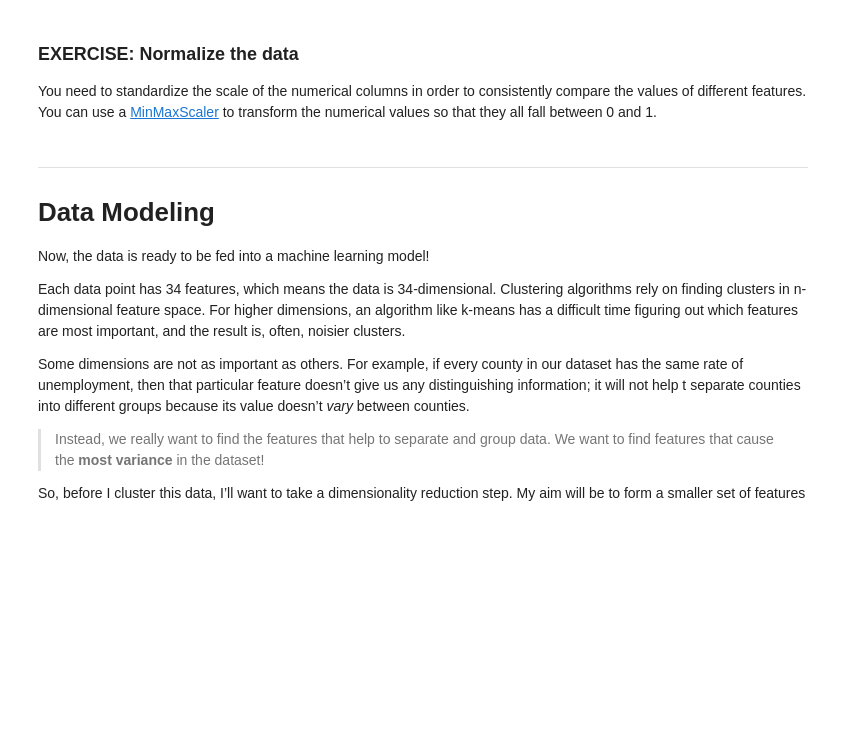
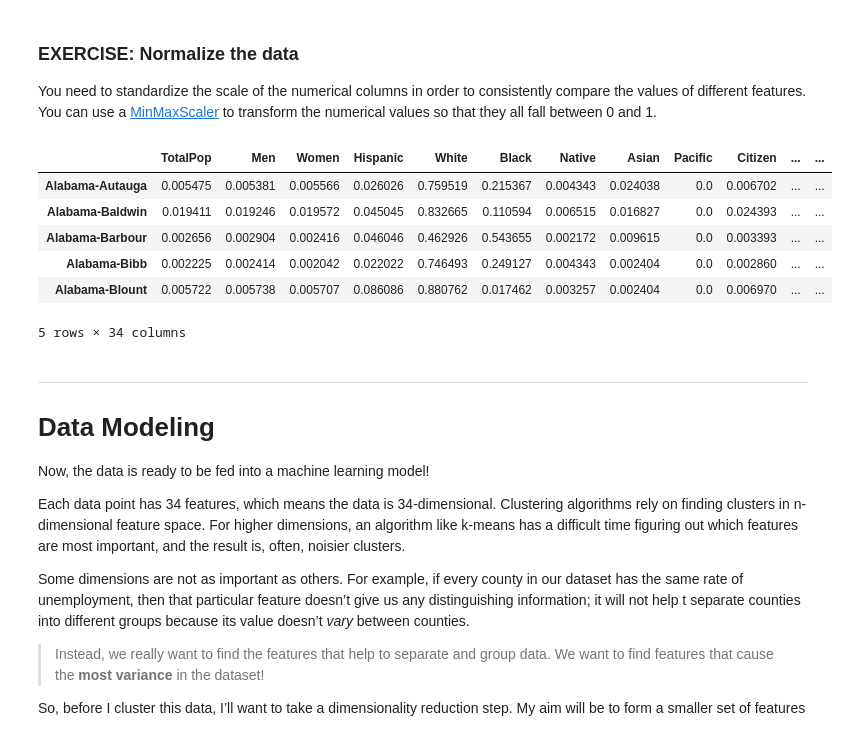
Before and after one commit to gpalozzi/ML_SageMaker_Studies, a Jupyter notebook: Population_Segmentation/Pop_Segmentation_Exercise.ipynb, the cells around one changed output. Drawn from its saved outputs; the diff is of its cells as text; code cells hidden in the pictures; blank space fills up the shorter version.

Commit message:
Population Segmentation: normalize dataframe

```diff
--- a/Population_Segmentation/Pop_Segmentation_Exercise.ipynb
+++ b/Population_Segmentation/Pop_Segmentation_Exercise.ipynb
@@ -293,7 +293,25 @@ You need to standardize the scale of the numerical columns in order to consisten
 # %%
 # scale numerical features into a normalized range, 0-1
 # store them in this dataframe
-counties_scaled = None
+from sklearn.preprocessing import MinMaxScaler
+
+scaler = MinMaxScaler()
+
+counties_scaled=pd.DataFrame(scaler.fit_transform(clean_counties_df.astype(float)), columns=clean_counties_df.columns, index=clean_counties_df.index)
+
+# get same features and State-County indices
+# counties_scaled.columns=clean_counties_df.columns
+# counties_scaled.index=clean_counties_df.index
+
+counties_scaled.head()
+# %% [output]
+|  | TotalPop | Men | Women | Hispanic | White | Black | Native | Asian | Pacific | Citizen | ... | ... |
+| Alabama-Autauga | 0.005475 | 0.005381 | 0.005566 | 0.026026 | 0.759519 | 0.215367 | 0.004343 | 0.024038 | 0.0 | 0.006702 | ... | ... |
+| Alabama-Baldwin | 0.019411 | 0.019246 | 0.019572 | 0.045045 | 0.832665 | 0.110594 | 0.006515 | 0.016827 | 0.0 | 0.024393 | ... | ... |
+| Alabama-Barbour | 0.002656 | 0.002904 | 0.002416 | 0.046046 | 0.462926 | 0.543655 | 0.002172 | 0.009615 | 0.0 | 0.003393 | ... | ... |
+| Alabama-Bibb | 0.002225 | 0.002414 | 0.002042 | 0.022022 | 0.746493 | 0.249127 | 0.004343 | 0.002404 | 0.0 | 0.002860 | ... | ... |
+| Alabama-Blount | 0.005722 | 0.005738 | 0.005707 | 0.086086 | 0.880762 | 0.017462 | 0.003257 | 0.002404 | 0.0 | 0.006970 | ... | ... |
+5 rows × 34 columns
 # %% [markdown]
 ---
 # Data Modeling
```
